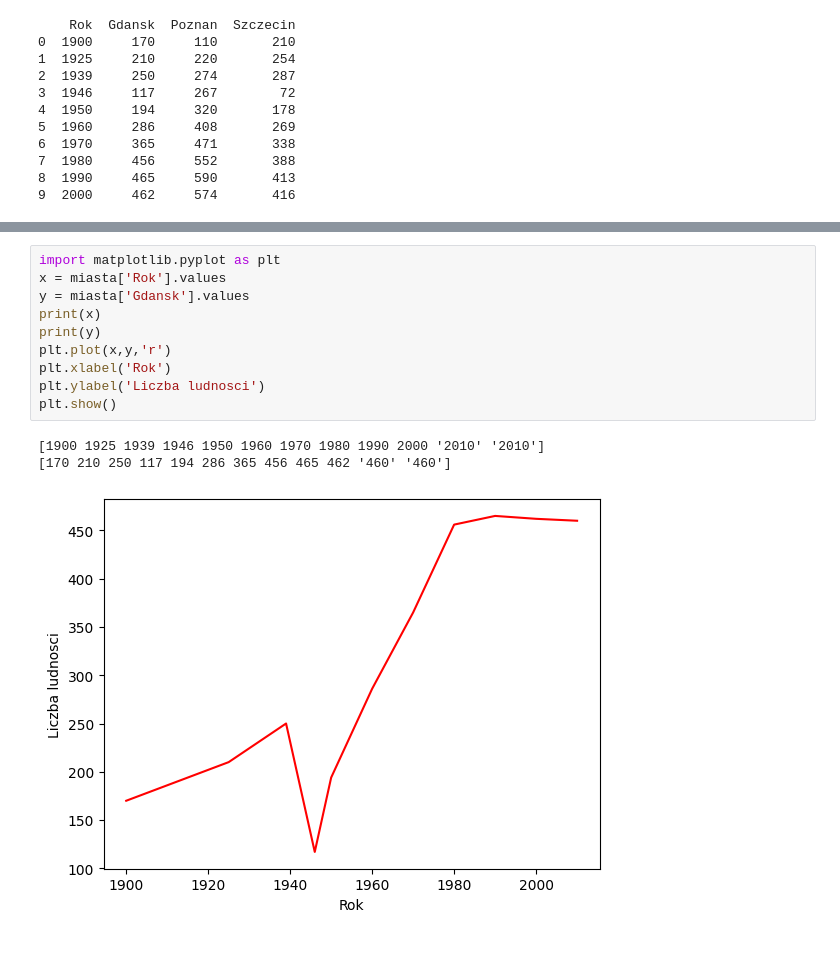
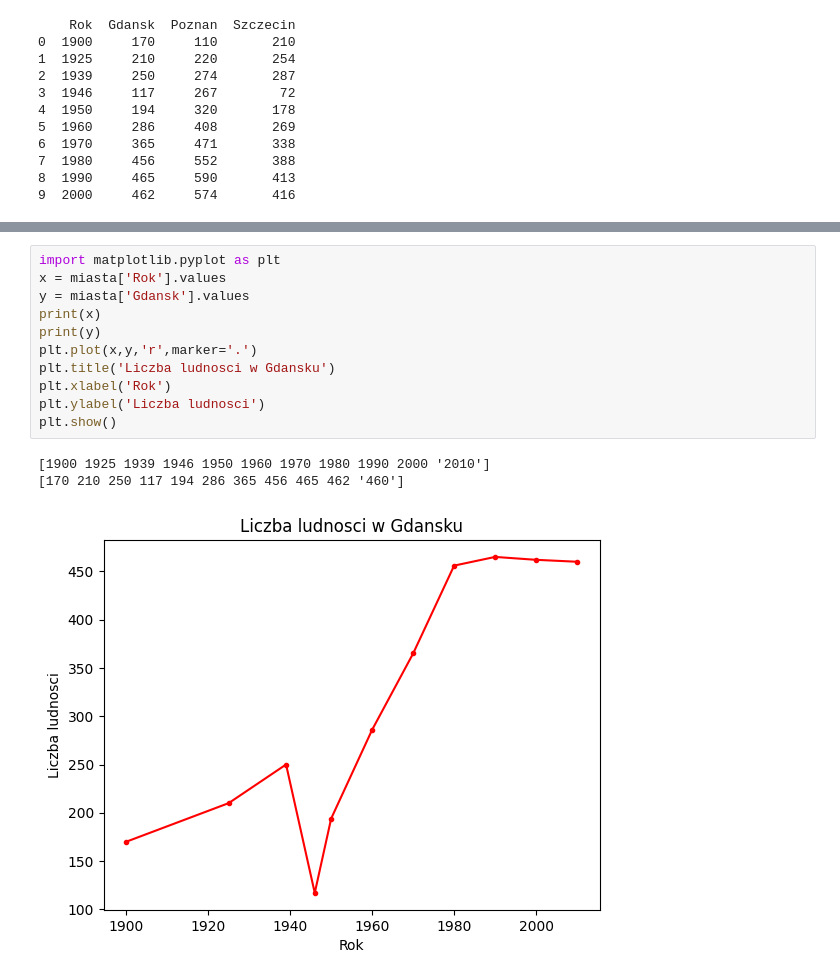
Before and after one commit to stoooodnia/IO, a Jupyter notebook: lab1/lab01zad02.ipynb, the cells around one changed output, grey strips where cells are left out. Saved outputs shown, nothing was run; the diff lists cells and outputs as text; blank space fills up the shorter version.

```diff
--- a/lab1/lab01zad02.ipynb
+++ b/lab1/lab01zad02.ipynb
@@ -36,14 +35,15 @@ print(miasta)
 # %%
 import matplotlib.pyplot as plt
 x = miasta['Rok'].values
 y = miasta['Gdansk'].values
 print(x)
 print(y)
-plt.plot(x,y,'r')
+plt.plot(x,y,'r',marker='.')
+plt.title('Liczba ludnosci w Gdansku')
 plt.xlabel('Rok')
 plt.ylabel('Liczba ludnosci')
 plt.show()
 # %% [output]
-[1900 1925 1939 1946 1950 1960 1970 1980 1990 2000 '2010' '2010']
-[170 210 250 117 194 286 365 456 465 462 '460' '460']
+[1900 1925 1939 1946 1950 1960 1970 1980 1990 2000 '2010']
+[170 210 250 117 194 286 365 456 465 462 '460']
-[figure, old version]
+[figure, new version]
```
Also changed, not shown: parts of 6 cells of this notebook, 1 other file.
